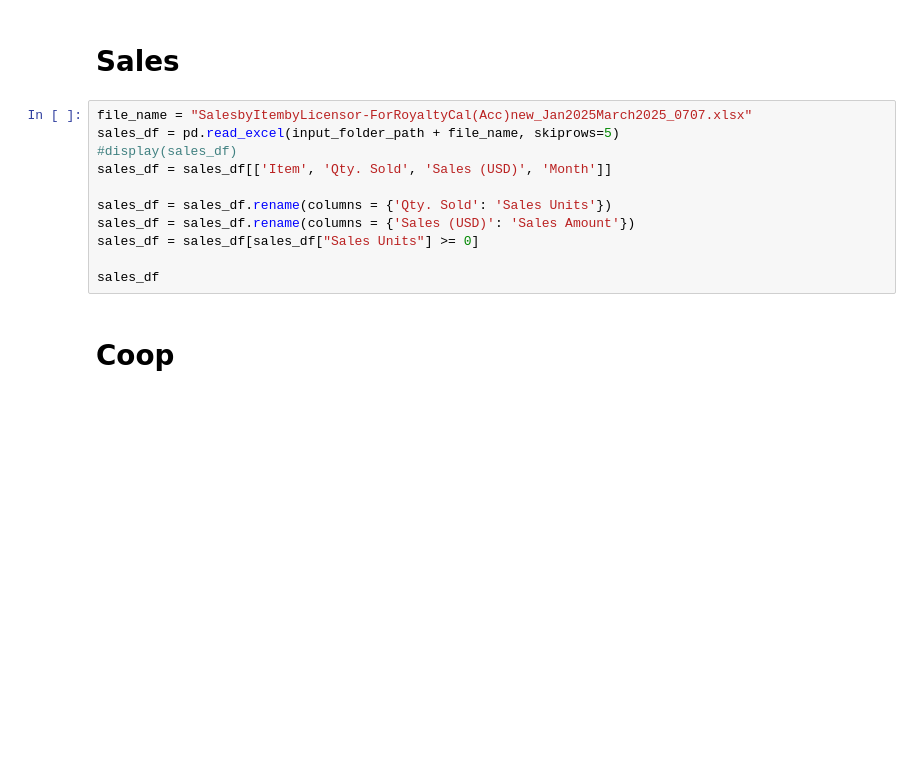
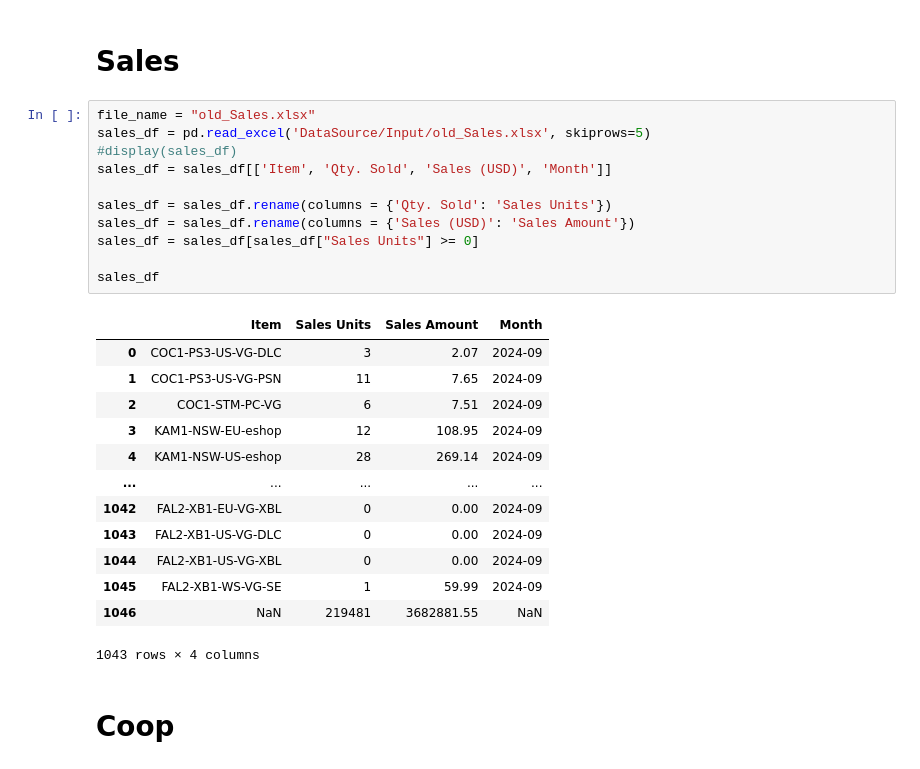
Before and after one commit to dentsusoken-usa/NIS-America-BI-Report, a Jupyter notebook: Data Process.ipynb, the cells around one changed output. Cells and saved outputs as stored; diff of their text form; blank space fills up the shorter version.

```diff
--- a/Data Process.ipynb
+++ b/Data Process.ipynb
@@ -28,16 +32,30 @@ def item_process (df):
 # %% [markdown]
 # Sales
 # %%
-file_name = "SalesbyItembyLicensor-ForRoyaltyCal(Acc)new_Jan2025March2025_0707.xlsx"
-sales_df = pd.read_excel(input_folder_path + file_name, skiprows=5)
+file_name = "old_Sales.xlsx"
+sales_df = pd.read_excel('DataSource/Input/old_Sales.xlsx', skiprows=5)
 #display(sales_df)
 sales_df = sales_df[['Item', 'Qty. Sold', 'Sales (USD)', 'Month']]
 
 sales_df = sales_df.rename(columns = {'Qty. Sold': 'Sales Units'})
 sales_df = sales_df.rename(columns = {'Sales (USD)': 'Sales Amount'})
 sales_df = sales_df[sales_df["Sales Units"] >= 0]
 
 sales_df
+# %% [output]
+|  | Item | Sales Units | Sales Amount | Month |
+| 0 | COC1-PS3-US-VG-DLC | 3 | 2.07 | 2024-09 |
+| 1 | COC1-PS3-US-VG-PSN | 11 | 7.65 | 2024-09 |
+| 2 | COC1-STM-PC-VG | 6 | 7.51 | 2024-09 |
+| 3 | KAM1-NSW-EU-eshop | 12 | 108.95 | 2024-09 |
+| 4 | KAM1-NSW-US-eshop | 28 | 269.14 | 2024-09 |
+| ... | ... | ... | ... | ... |
+| 1042 | FAL2-XB1-EU-VG-XBL | 0 | 0.00 | 2024-09 |
+| 1043 | FAL2-XB1-US-VG-DLC | 0 | 0.00 | 2024-09 |
+| 1044 | FAL2-XB1-US-VG-XBL | 0 | 0.00 | 2024-09 |
+| 1045 | FAL2-XB1-WS-VG-SE | 1 | 59.99 | 2024-09 |
+| 1046 | NaN | 219481 | 3682881.55 | NaN |
+1043 rows × 4 columns
 # %% [markdown]
 # Coop
 # %%
```
Also changed, not shown: parts of 8 cells of this notebook, 2 other files.
